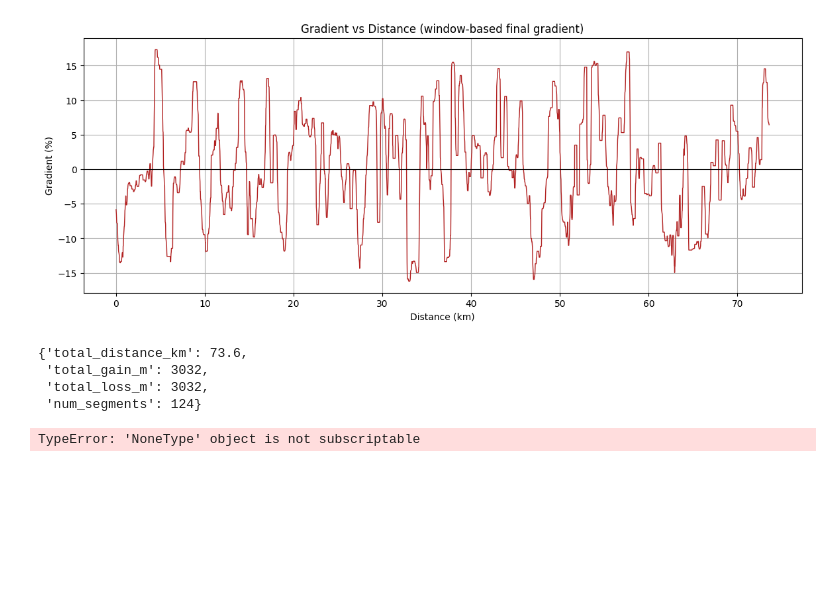
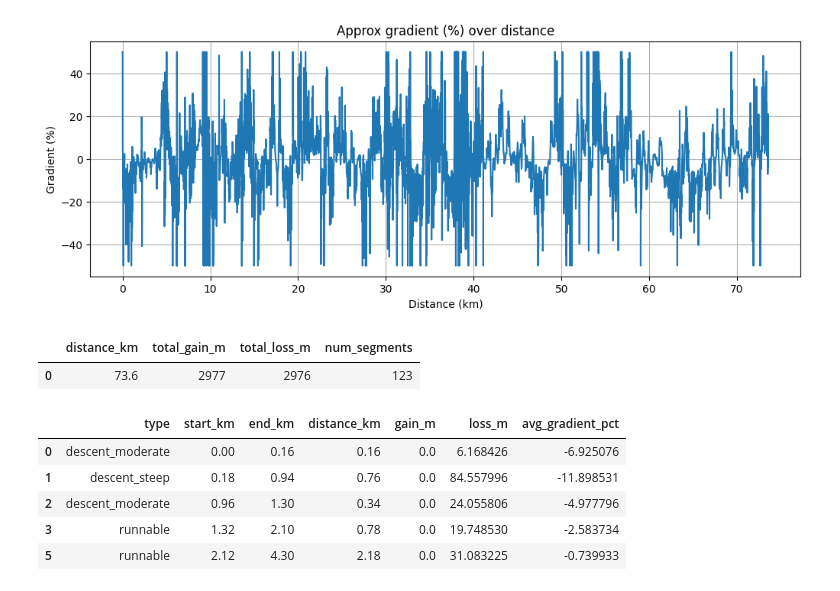
Before and after one commit to niklasgoebel/01.Race_Strategy_Generator, a Jupyter notebook: notebooks/01_gpx_parsing.ipynb, the cells around one changed output. Saved outputs shown, nothing was run; the diff lists cells and outputs as text; code cells hidden in the pictures; blank space fills up the shorter version.

```diff
--- a/notebooks/01_gpx_parsing.ipynb
+++ b/notebooks/01_gpx_parsing.ipynb
@@ -96,34 +40,0 @@ plt.show()
-# %%
-plt.figure(figsize=(14,5))
-plt.plot(df_res["cum_distance"]/1000, df_res["gradient_final"], color="firebrick", linewidth=1)
-plt.axhline(0, color="black", linewidth=0.8)
-plt.title("Gradient vs Distance (window-based final gradient)")
-plt.xlabel("Distance (km)")
-plt.ylabel("Gradient (%)")
-plt.grid(True)
-plt.show()
-# %% [output]
-[figure, removed]
-# %%
-course_summary
-# %% [output]
-{'total_distance_km': 73.6,
- 'total_gain_m': 3032,
- 'total_loss_m': 3032,
- 'num_segments': 124}
-# %%
-from src.race_strategy_generator import generate_race_strategy
-from src.athlete_profile import get_default_athlete_profile
-
-athlete_profile = get_default_athlete_profile()
-
-strategy_text, strategy_data = generate_race_strategy(
-    course_summary=course_summary,
-    segment_summaries=segment_summaries,
-    climb_summaries=climb_summaries,
-    athlete_profile=athlete_profile,
-)
-
-print(strategy_text[:1000])  # first 1000 chars, just to inspect
-# %% [output]
-TypeError: 'NoneType' object is not subscriptable
@@ -136,0 +41,36 @@ strategy_data["critical_sections"][:2]
+# %%
+dist = res.df_gpx["cum_distance"].to_numpy(dtype=float)
+elev = res.df_gpx["elev_smooth"].to_numpy(dtype=float)
+
+# compute gradient using delta method with a floor on dx
+dx = np.diff(dist)
+dx = np.where(dx <= 1e-3, 1e-3, dx)  # 1mm floor (effectively removes divide-by-zero)
+de = np.diff(elev)
+
+grad_pct = (de / dx) * 100.0
+grad_pct = np.concatenate([[grad_pct[0]], grad_pct])  # align length
+grad_pct = np.clip(grad_pct, -50, 50)
+
+plt.figure(figsize=(12,4))
+plt.plot(dist/1000, grad_pct)
+plt.xlabel("Distance (km)")
+plt.ylabel("Gradient (%)")
+plt.title("Approx gradient (%) over distance")
+plt.grid(True)
+plt.show()
+# %% [output]
+[figure, added]
+# %%
+res.overview_df
+# %% [output]
+|  | distance_km | total_gain_m | total_loss_m | num_segments |
+| 0 | 73.6 | 2977 | 2976 | 123 |
+# %%
+res.segments_df.head()
+# %% [output]
+|  | type | start_km | end_km | distance_km | gain_m | loss_m | avg_gradient_pct |
+| 0 | descent_moderate | 0.00 | 0.16 | 0.16 | 0.0 | 6.168426 | -6.925076 |
+| 1 | descent_steep | 0.18 | 0.94 | 0.76 | 0.0 | 84.557996 | -11.898531 |
+| 2 | descent_moderate | 0.96 | 1.30 | 0.34 | 0.0 | 24.055806 | -4.977796 |
+| 3 | runnable | 1.32 | 2.10 | 0.78 | 0.0 | 19.748530 | -2.583734 |
+| 5 | runnable | 2.12 | 4.30 | 2.18 | 0.0 | 31.083225 | -0.739933 |
```
Also changed, not shown: parts of 14 cells of this notebook, 9 other files.
